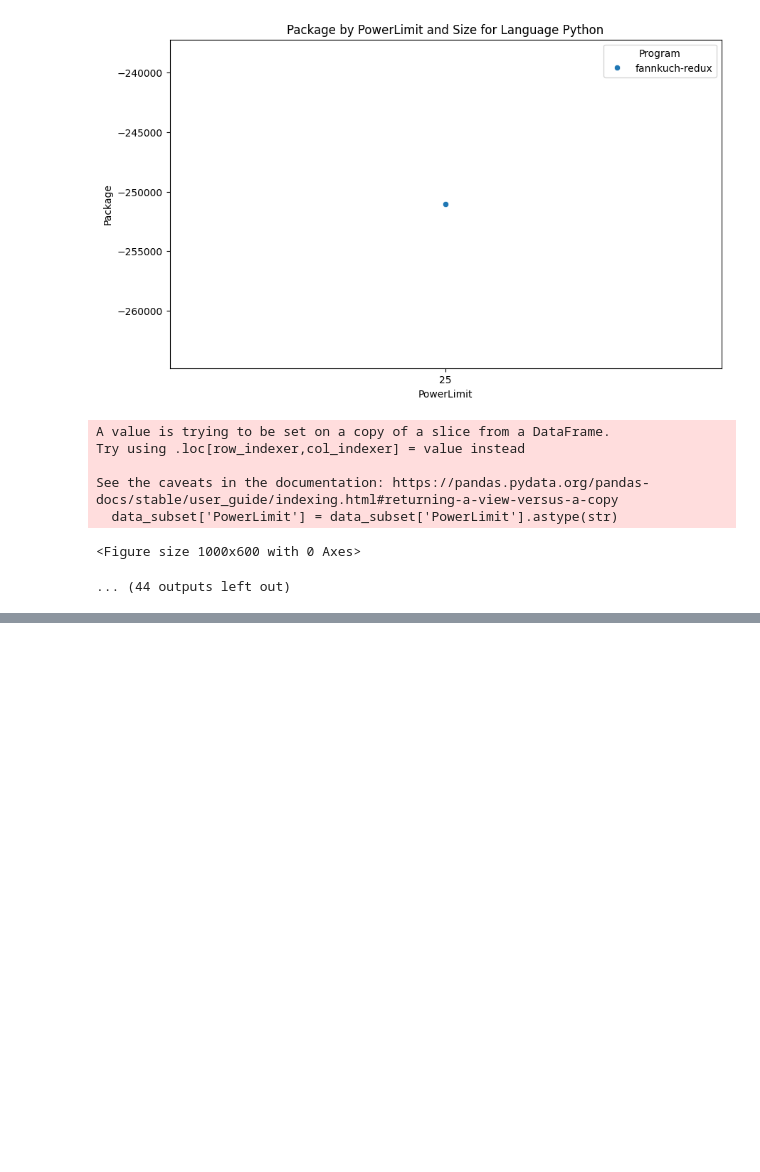
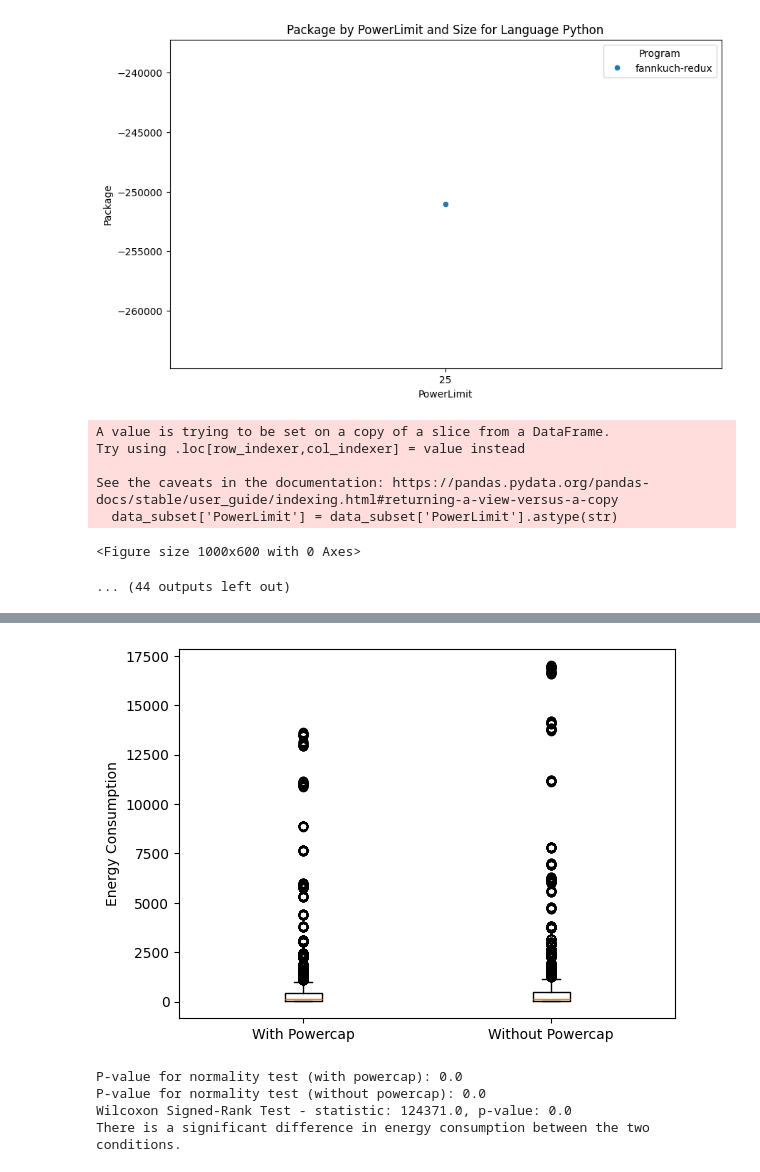
Before and after one commit to LuisMPSilva01/Energy-Languages-PowerCap, a Jupyter notebook: NoteBooks/statistics.ipynb, the cells around one changed output, grey strips where cells are left out. Drawn from its saved outputs; the diff is of its cells as text; code cells hidden in the pictures; blank space fills up the shorter version.

```diff
--- a/NoteBooks/statistics.ipynb
+++ b/NoteBooks/statistics.ipynb
@@ -1005,0 +1045,29 @@ See the caveats in the documentation: https://pandas.pydata.org/pandas-docs/stab
+# %%
+# Visualize the data
+plt.boxplot([package_with_powercap, package_without_powercap], labels=['With Powercap', 'Without Powercap'])
+plt.ylabel('Energy Consumption')
+plt.show()
+
+# Check for normality
+stat1, p1 = stats.shapiro(package_with_powercap)
+stat2, p2 = stats.shapiro(package_without_powercap)
+
+print(f'P-value for normality test (with powercap): {p1}')
+print(f'P-value for normality test (without powercap): {p2}')
+
+
+w_stat, p_val = stats.wilcoxon(package_with_powercap, package_without_powercap)
+
+print(f'Wilcoxon Signed-Rank Test - statistic: {w_stat}, p-value: {p_val}')
+
+# Interpret the results
+if p_val < 0.05:
+    print('There is a significant difference in energy consumption between the two conditions.')
+else:
+    print('There is no significant difference in energy consumption between the two conditions.')
+# %% [output]
+[figure, added]
+P-value for normality test (with powercap): 0.0
+P-value for normality test (without powercap): 0.0
+Wilcoxon Signed-Rank Test - statistic: 124371.0, p-value: 0.0
+There is a significant difference in energy consumption between the two conditions.
```
Also changed, not shown: parts of 17 cells of this notebook.
